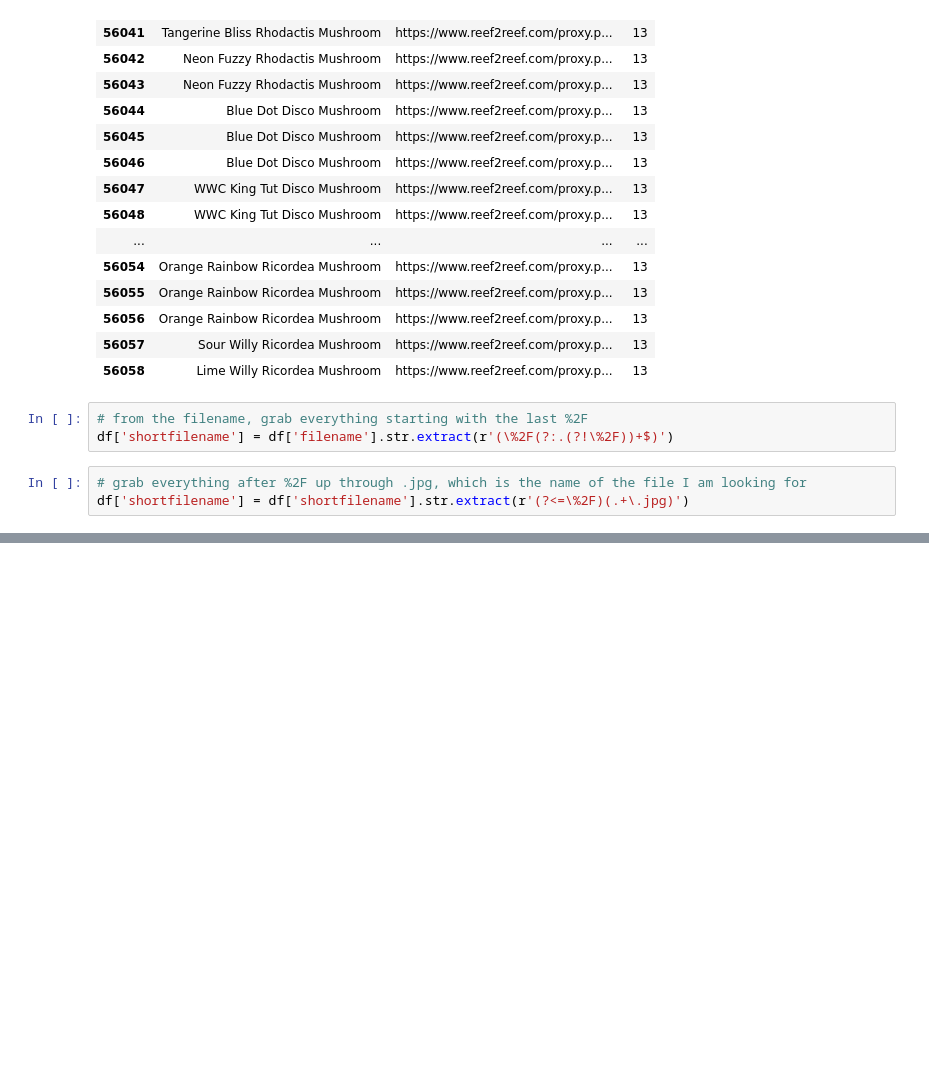
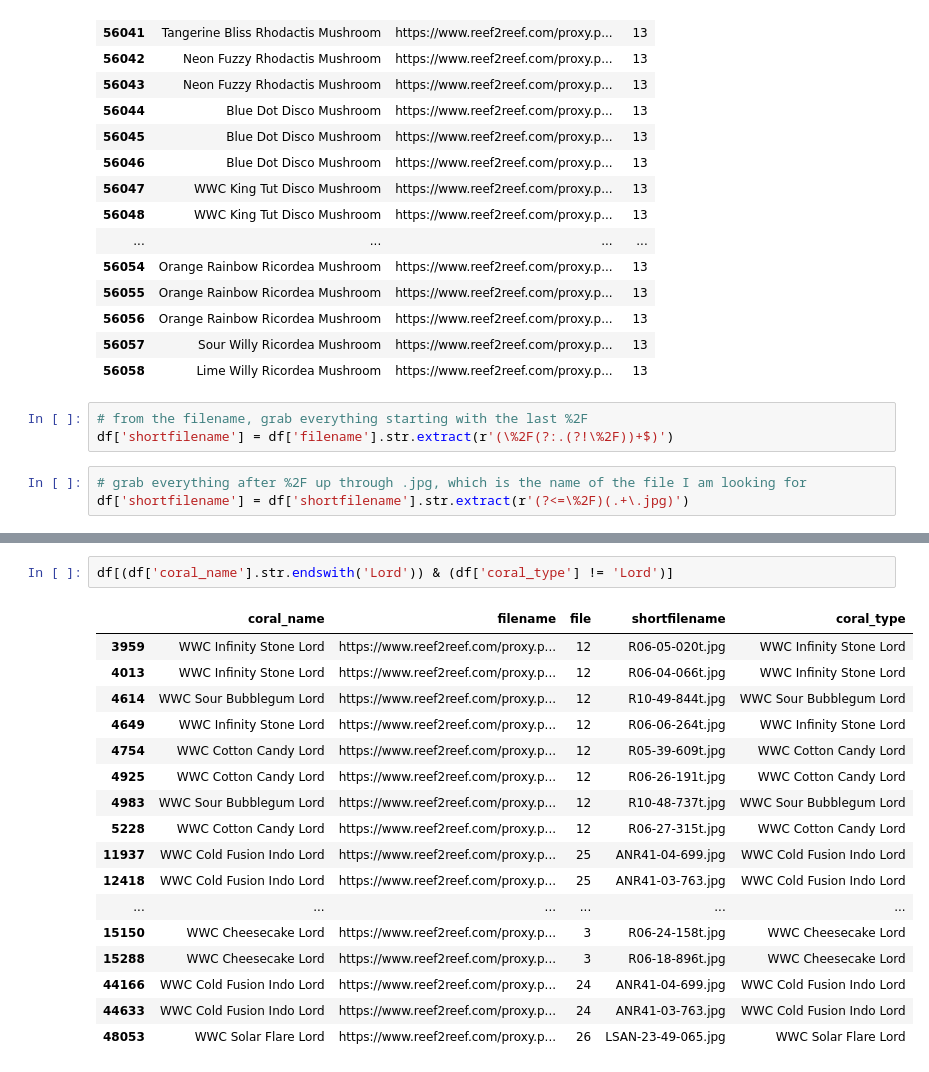
Before and after one commit to Frizzles7/coral_id, a Jupyter notebook: coral_names_cleanup.ipynb, the cells around one changed output, grey strips where cells are left out. Cells and saved outputs as stored; diff of their text form; blank space fills up the shorter version.

Commit message:
clean up names more

```diff
--- a/coral_names_cleanup.ipynb
+++ b/coral_names_cleanup.ipynb
@@ -181,0 +209,20 @@ df['coral_type'].value_counts(dropna=False, ascending=True).to_frame()
+# %%
+df[(df['coral_name'].str.endswith('Lord')) & (df['coral_type'] != 'Lord')]
+# %% [output]
+|  | coral_name | filename | file | shortfilename | coral_type |
+| 3959 | WWC Infinity Stone Lord | https://www.reef2reef.com/proxy.p... | 12 | R06-05-020t.jpg | WWC Infinity Stone Lord |
+| 4013 | WWC Infinity Stone Lord | https://www.reef2reef.com/proxy.p... | 12 | R06-04-066t.jpg | WWC Infinity Stone Lord |
+| 4614 | WWC Sour Bubblegum Lord | https://www.reef2reef.com/proxy.p... | 12 | R10-49-844t.jpg | WWC Sour Bubblegum Lord |
+| 4649 | WWC Infinity Stone Lord | https://www.reef2reef.com/proxy.p... | 12 | R06-06-264t.jpg | WWC Infinity Stone Lord |
+| 4754 | WWC Cotton Candy Lord | https://www.reef2reef.com/proxy.p... | 12 | R05-39-609t.jpg | WWC Cotton Candy Lord |
+| 4925 | WWC Cotton Candy Lord | https://www.reef2reef.com/proxy.p... | 12 | R06-26-191t.jpg | WWC Cotton Candy Lord |
+| 4983 | WWC Sour Bubblegum Lord | https://www.reef2reef.com/proxy.p... | 12 | R10-48-737t.jpg | WWC Sour Bubblegum Lord |
+| 5228 | WWC Cotton Candy Lord | https://www.reef2reef.com/proxy.p... | 12 | R06-27-315t.jpg | WWC Cotton Candy Lord |
+| 11937 | WWC Cold Fusion Indo Lord | https://www.reef2reef.com/proxy.p... | 25 | ANR41-04-699.jpg | WWC Cold Fusion Indo Lord |
+| 12418 | WWC Cold Fusion Indo Lord | https://www.reef2reef.com/proxy.p... | 25 | ANR41-03-763.jpg | WWC Cold Fusion Indo Lord |
+| ... | ... | ... | ... | ... | ... |
+| 15150 | WWC Cheesecake Lord | https://www.reef2reef.com/proxy.p... | 3 | R06-24-158t.jpg | WWC Cheesecake Lord |
+| 15288 | WWC Cheesecake Lord | https://www.reef2reef.com/proxy.p... | 3 | R06-18-896t.jpg | WWC Cheesecake Lord |
+| 44166 | WWC Cold Fusion Indo Lord | https://www.reef2reef.com/proxy.p... | 24 | ANR41-04-699.jpg | WWC Cold Fusion Indo Lord |
+| 44633 | WWC Cold Fusion Indo Lord | https://www.reef2reef.com/proxy.p... | 24 | ANR41-03-763.jpg | WWC Cold Fusion Indo Lord |
+| 48053 | WWC Solar Flare Lord | https://www.reef2reef.com/proxy.p... | 26 | LSAN-23-49-065.jpg | WWC Solar Flare Lord |
```
Also changed, not shown: parts of 5 cells of this notebook.
